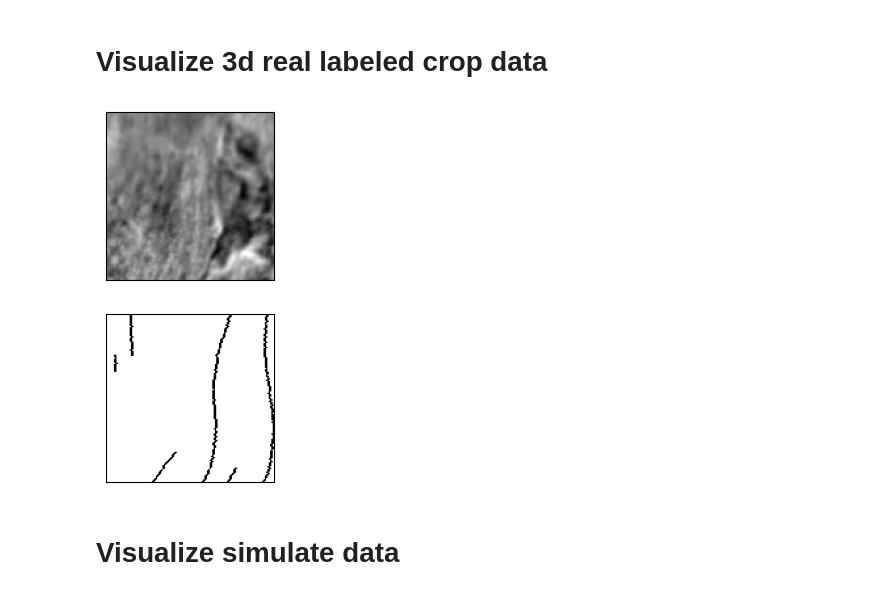
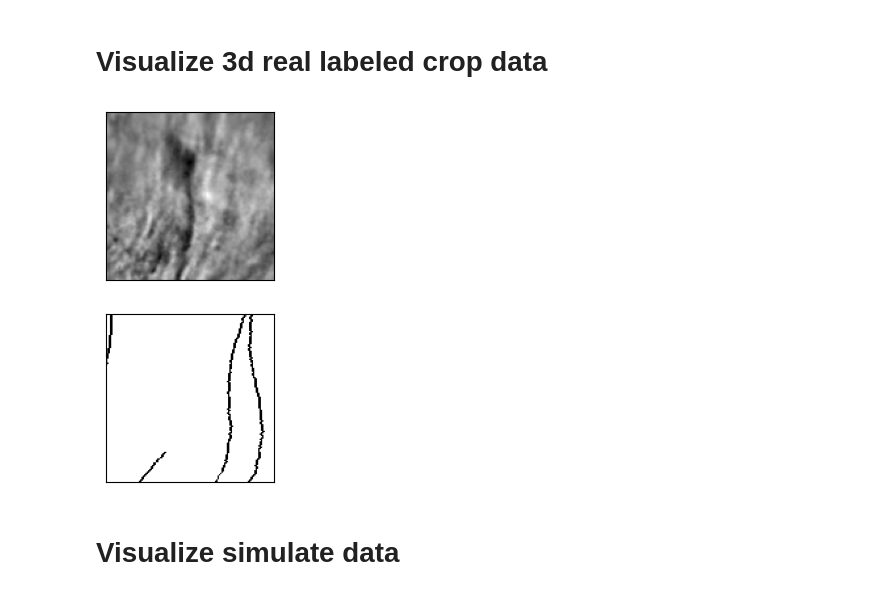
Before and after one commit to Kinlyran/Fault_Recong_zzr, a Jupyter notebook: data_explore.ipynb, the cells around one changed output. Cells and saved outputs as stored; diff of their text form; code cells hidden in the pictures.

```diff
--- a/data_explore.ipynb
+++ b/data_explore.ipynb
@@ -37,18 +37,18 @@ with h5py.File(os.path.join(scr_root_path, data_split, data_lst[index]), 'r') as
     seis = f['raw'][:]
     label = f['label'][:]
 # %%
-slice_id = 15
+slice_id = 100
 plt.subplot(2,1,1)
 fig = plt.imshow(seis[:,:,slice_id], cmap='binary')
 fig.axes.xaxis.set_visible(False)
 fig.axes.yaxis.set_visible(False)
 plt.subplot(2,1,2)
 fig = plt.imshow(label[:,:,slice_id], cmap='binary')
 fig.axes.xaxis.set_visible(False)
 fig.axes.yaxis.set_visible(False)
 plt.show()
 # %% [output]
-[figure, old version]
+[figure, new version]
 # %% [markdown]
 # Visualize simulate data
 # %%
```
Also changed, not shown: parts of 4 cells of this notebook, 4 other files.
